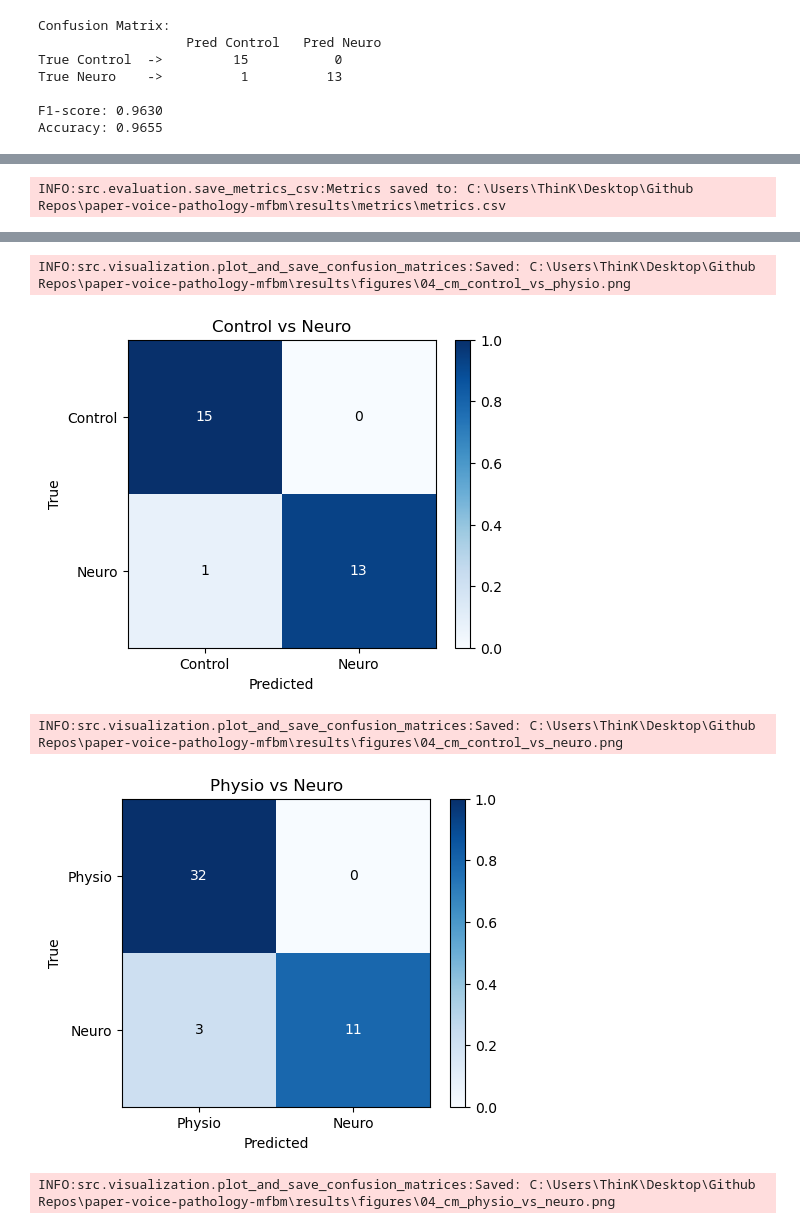
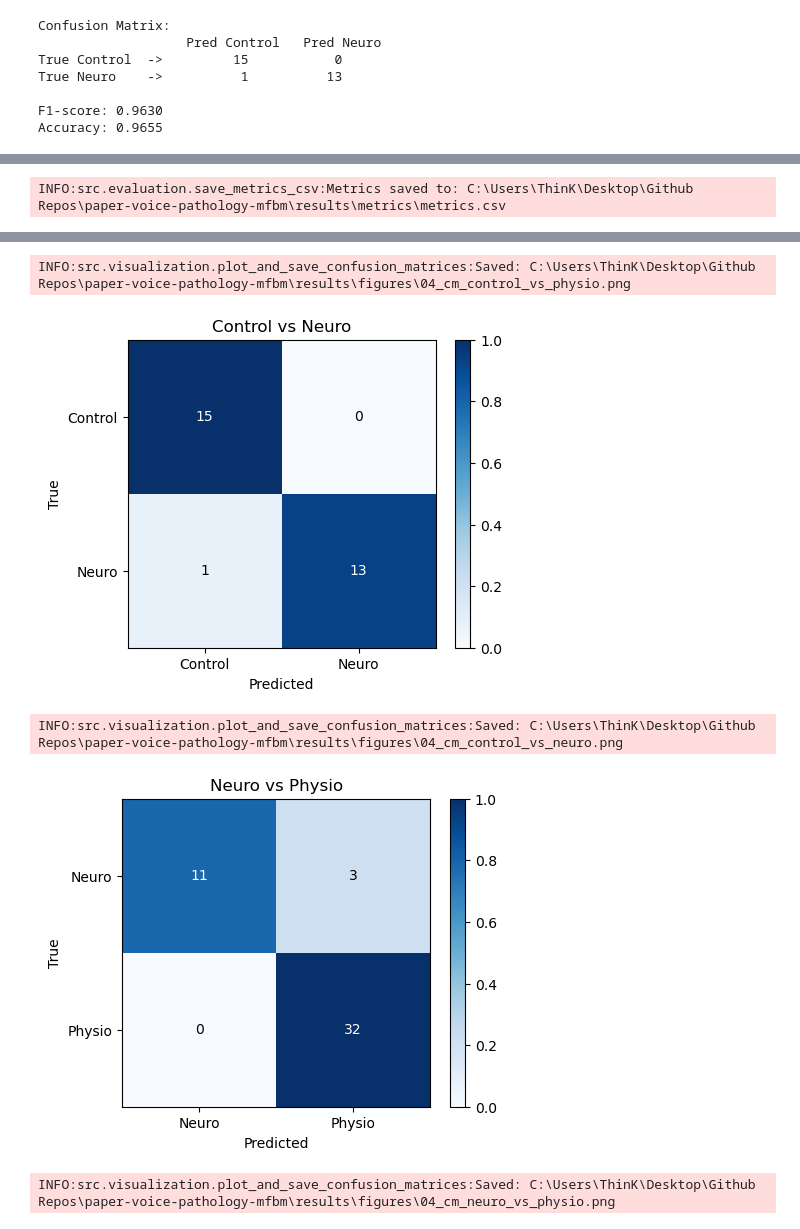
Before and after one commit to Bruno21511/paper-voice-pathology-mfbm, a Jupyter notebook: notebooks/02_analysis.ipynb, the cells around one changed output, grey strips where cells are left out. Cells and saved outputs as stored; diff of their text form; code cells hidden in the pictures.

Commit message:
refactor: restructure dataset processing pipeline

```diff
--- a/notebooks/02_analysis.ipynb
+++ b/notebooks/02_analysis.ipynb
@@ -77,7 +81,7 @@ plot_meldefined_magnitudes_per_class(mean_dict, std_dict, save_path="../results/
 [figure]
 # %%
 # Identify the most discriminative MFBM bands for each class pair
-results = find_most_discriminative_bands(mean_dict, std_dict)
+db = find_most_discriminative_bands(mean_dict, std_dict)
 # %% [output]
 INFO:src.analysis.find_most_discriminative_bands:control vs neuro: Mean -> band 8, Std -> band 3
 INFO:src.analysis.find_most_discriminative_bands:control vs physio: Mean -> band 3, Std -> band 3
@@ -138,3 +111,34 @@ X23, y23 = build_X_y(df_23, label_map={'physio': 0, 'neuro': 1},
+# %%
+# ---------------------------------------------------------
+# Binary classification datasets (pairwise class comparisons)
+#
+# Each feature vector X is defined using:
+# - Mean MFBM from the most discriminative band
+# - Std  MFBM from the most discriminative band
+#
+# Band indices are zero-based:
+# - Band 7 → 8th Mel band (mean feature)
+# - Band 2 → 3rd Mel band (std feature)
+# ---------------------------------------------------------
+
+
+# Control vs Physio
+df_12 = df[df['group'].isin(['control', 'physio'])]
+X12, y12 = build_X_y(df_12, label_map={'control': 0, 'physio': 1},
+                      mean_band=db['control_vs_physio']['mean_band'],
+                      std_band=db['control_vs_physio']['std_band'])
+
+# Control vs Neuro
+df_13 = df[df['group'].isin(['control', 'neuro'])]
+X13, y13 = build_X_y(df_13, label_map={'control': 0, 'neuro': 1},
+                      mean_band=db['control_vs_neuro']['mean_band'],
+                      std_band=db['control_vs_neuro']['std_band'])
+
+# Physio vs Neuro
+df_23 = df[df['group'].isin(['neuro', 'physio'])]
+X23, y23 = build_X_y(df_23, label_map={'neuro': 0, 'physio': 1},
+                      mean_band=db['neuro_vs_physio']['mean_band'],
+                      std_band=db['neuro_vs_physio']['std_band'])
 # %%
 # F1-score is preferred over accuracy due to class imbalance
 # control vs physio
@@ -202,37 +247,37 @@ Accuracy: 0.9348
 # Save classification metrics
 
 results = {
     'control_vs_physio': (cm_12, f1_12, acc_12),
     'control_vs_neuro':  (cm_13, f1_13, acc_13),
-    'physio_vs_neuro':   (cm_23, f1_23, acc_23)
+    'neuro_vs_physio':   (cm_23, f1_23, acc_23)
 }
 
 save_metrics_csv(
     results,
     output_path=str(PROJECT_ROOT / config['results']['metrics_dir'] / "metrics.csv")
 )
 
 # Save confusion matrix visualizations
 
 class_names_dict = {
     'control_vs_physio': ('Control', 'Physio'),
     'control_vs_neuro':  ('Control', 'Neuro'),
-    'physio_vs_neuro':   ('Physio', 'Neuro')
+    'neuro_vs_physio':   ('Neuro', 'Physio')
 }
 
 plot_and_save_confusion_matrices(
     results,
     class_names_dict,
     output_dir=str(PROJECT_ROOT / config['results']['figures_dir'])
 )
 # %% [output]
 INFO:src.evaluation.save_metrics_csv:Metrics saved to: C:\Users\ThinK\Desktop\Github Repos\paper-voice-pathology-mfbm\results\metrics\metrics.csv
 [figure]
 INFO:src.visualization.plot_and_save_confusion_matrices:Saved: C:\Users\ThinK\Desktop\Github Repos\paper-voice-pathology-mfbm\results\figures\04_cm_control_vs_physio.png
 [figure]
 INFO:src.visualization.plot_and_save_confusion_matrices:Saved: C:\Users\ThinK\Desktop\Github Repos\paper-voice-pathology-mfbm\results\figures\04_cm_control_vs_neuro.png
-[figure, old version]
+[figure, new version]
-INFO:src.visualization.plot_and_save_confusion_matrices:Saved: C:\Users\ThinK\Desktop\Github Repos\paper-voice-pathology-mfbm\results\figures\04_cm_physio_vs_neuro.png
+INFO:src.visualization.plot_and_save_confusion_matrices:Saved: C:\Users\ThinK\Desktop\Github Repos\paper-voice-pathology-mfbm\results\figures\04_cm_neuro_vs_physio.png
 # %%
 # ---------------------------------------------------------
 # Visualize the distribution of the most discriminative
```
Also changed, not shown: parts of 7 cells of this notebook, 13 other files.
